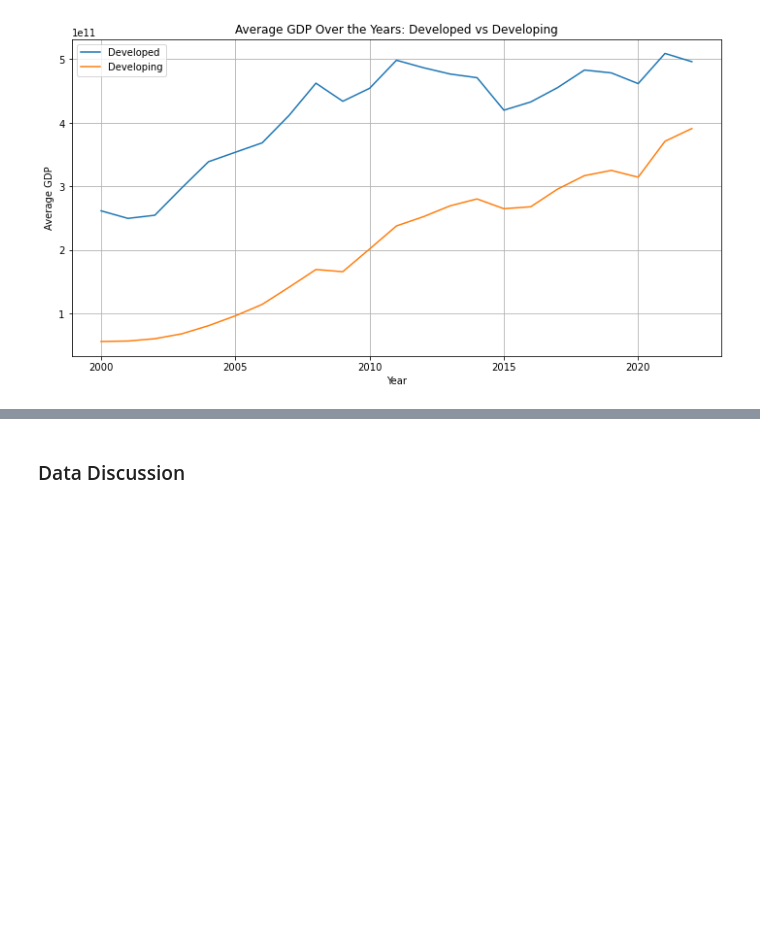
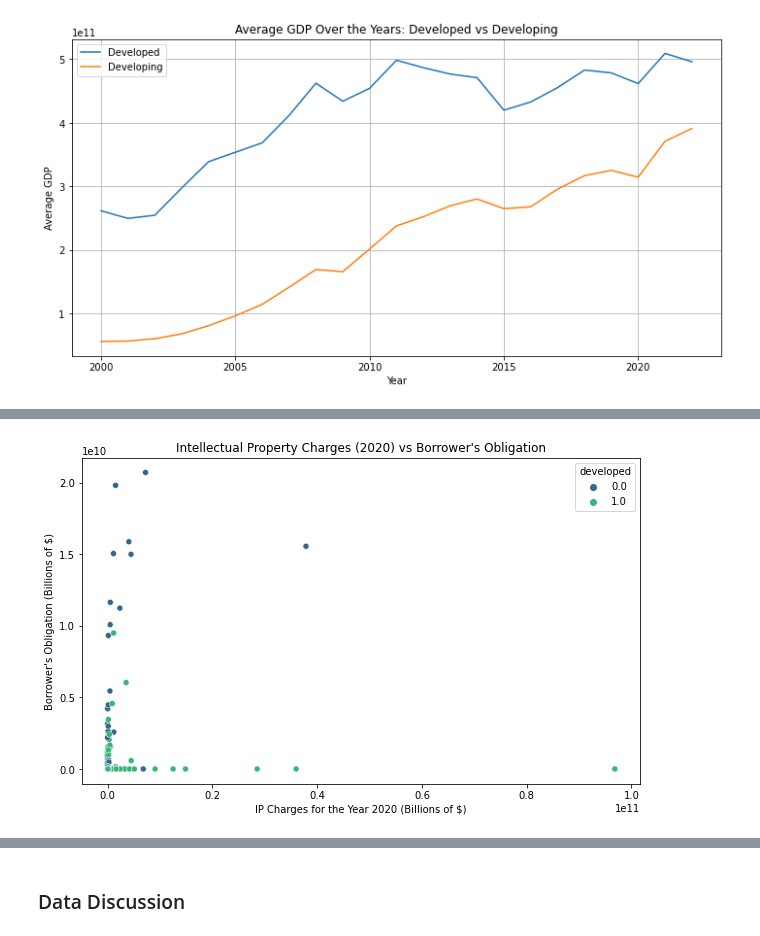
Before and after one commit to adityakakade432/info2950_final_project, a Jupyter notebook: Phase_2_Notebook (5).ipynb, the cells around one changed output, grey strips where cells are left out. Cells and saved outputs as stored; diff of their text form; code cells hidden in the pictures; blank space fills up the shorter version.

```diff
--- a/Phase_2_Notebook (5).ipynb
+++ b/Phase_2_Notebook (5).ipynb
@@ -422,0 +492,9 @@ plt.show()
+# %%
+plt.figure(figsize=(10,6))
+sns.scatterplot(data=int_prop_dbt_dev_df, y='Borrower\'s Obligation', x='2020', hue='developed', palette="viridis")
+plt.title('Intellectual Property Charges (2020) vs Borrower\'s Obligation')
+plt.ylabel('Borrower\'s Obligation (Billions of $)')
+plt.xlabel('IP Charges for the Year 2020 (Billions of $)')
+plt.show()
+# %% [output]
+[figure, added]
```
Also changed, not shown: parts of 24 cells of this notebook, 2 other files.
